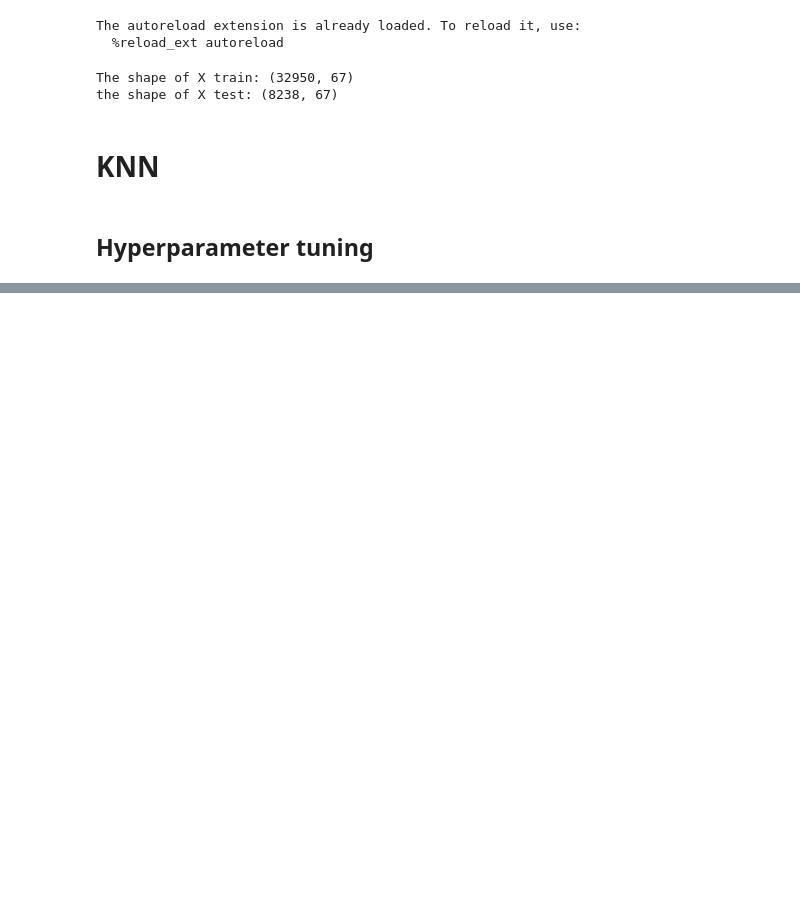
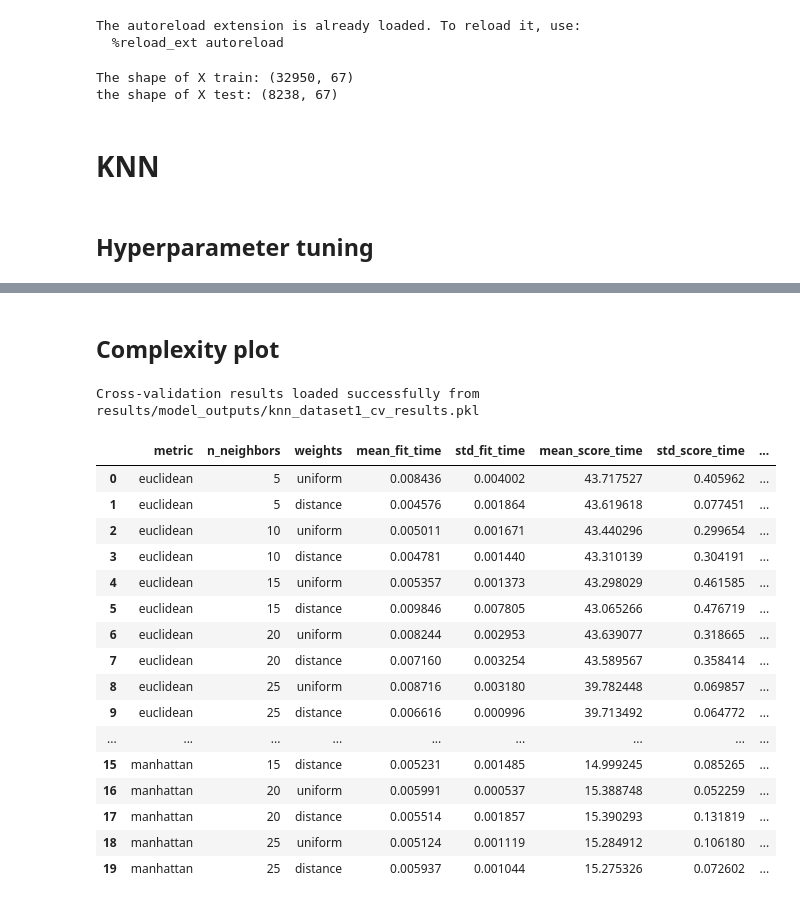
Before and after one commit to placeboo/MachineLearningProjects, a Jupyter notebook: Classification/notebooks/dataset1_KNN.ipynb, the cells around one changed output, grey strips where cells are left out. Drawn from its saved outputs; the diff is of its cells as text; code cells hidden in the pictures; blank space fills up the shorter version.

```diff
--- a/Classification/notebooks/dataset1_KNN.ipynb
+++ b/Classification/notebooks/dataset1_KNN.ipynb
@@ -91,0 +86,27 @@ save_plot(lc_plt, 'results/figures', 'knn','learning_curve', 'dataset1')
+# %% [markdown]
+## Complexity plot
+# %%
+cv_results = load_cv_results('results/model_outputs', 'knn', 'dataset1')
+# %% [output]
+Cross-validation results loaded successfully from results/model_outputs/knn_dataset1_cv_results.pkl
+# %%
+cv_results_df = format_cv_results(cv_results)
+cv_results_df
+# %% [output]
+|  | metric | n_neighbors | weights | mean_fit_time | std_fit_time | mean_score_time | std_score_time | ... |
+| 0 | euclidean | 5 | uniform | 0.008436 | 0.004002 | 43.717527 | 0.405962 | ... |
+| 1 | euclidean | 5 | distance | 0.004576 | 0.001864 | 43.619618 | 0.077451 | ... |
+| 2 | euclidean | 10 | uniform | 0.005011 | 0.001671 | 43.440296 | 0.299654 | ... |
+| 3 | euclidean | 10 | distance | 0.004781 | 0.001440 | 43.310139 | 0.304191 | ... |
+| 4 | euclidean | 15 | uniform | 0.005357 | 0.001373 | 43.298029 | 0.461585 | ... |
+| 5 | euclidean | 15 | distance | 0.009846 | 0.007805 | 43.065266 | 0.476719 | ... |
+| 6 | euclidean | 20 | uniform | 0.008244 | 0.002953 | 43.639077 | 0.318665 | ... |
+| 7 | euclidean | 20 | distance | 0.007160 | 0.003254 | 43.589567 | 0.358414 | ... |
+| 8 | euclidean | 25 | uniform | 0.008716 | 0.003180 | 39.782448 | 0.069857 | ... |
+| 9 | euclidean | 25 | distance | 0.006616 | 0.000996 | 39.713492 | 0.064772 | ... |
+| ... | ... | ... | ... | ... | ... | ... | ... | ... |
+| 15 | manhattan | 15 | distance | 0.005231 | 0.001485 | 14.999245 | 0.085265 | ... |
+| 16 | manhattan | 20 | uniform | 0.005991 | 0.000537 | 15.388748 | 0.052259 | ... |
+| 17 | manhattan | 20 | distance | 0.005514 | 0.001857 | 15.390293 | 0.131819 | ... |
+| 18 | manhattan | 25 | uniform | 0.005124 | 0.001119 | 15.284912 | 0.106180 | ... |
+| 19 | manhattan | 25 | distance | 0.005937 | 0.001044 | 15.275326 | 0.072602 | ... |
```
Also changed, not shown: parts of 12 cells of this notebook, 2 other files.
